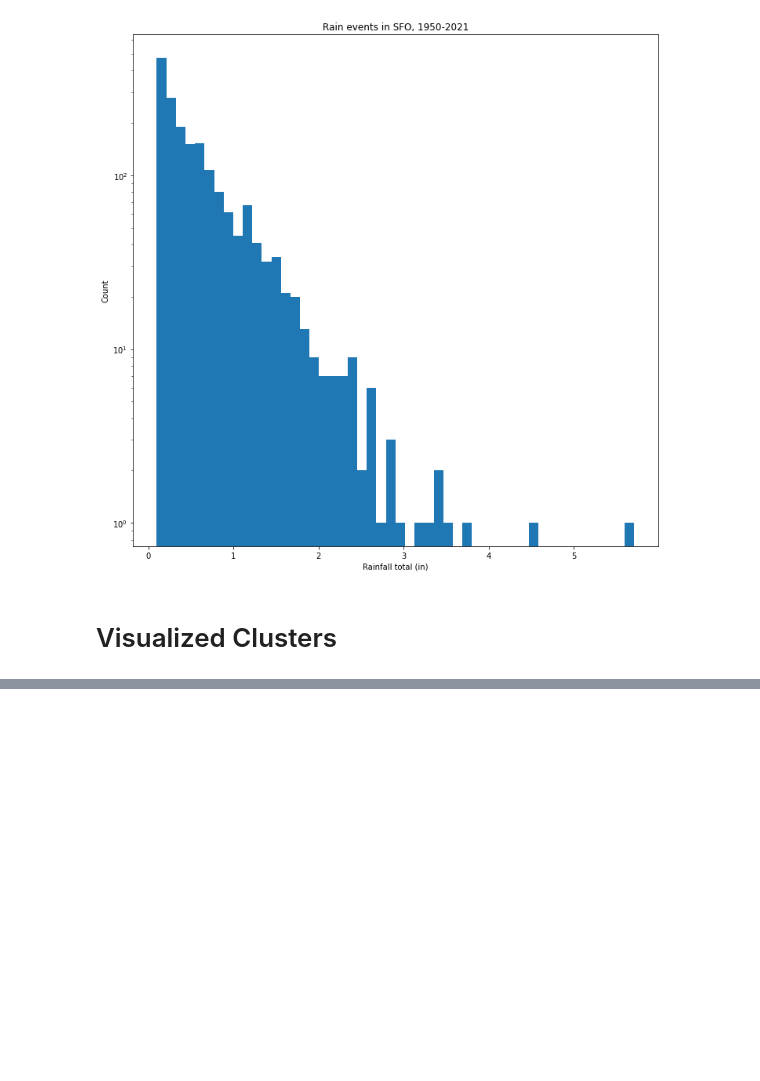
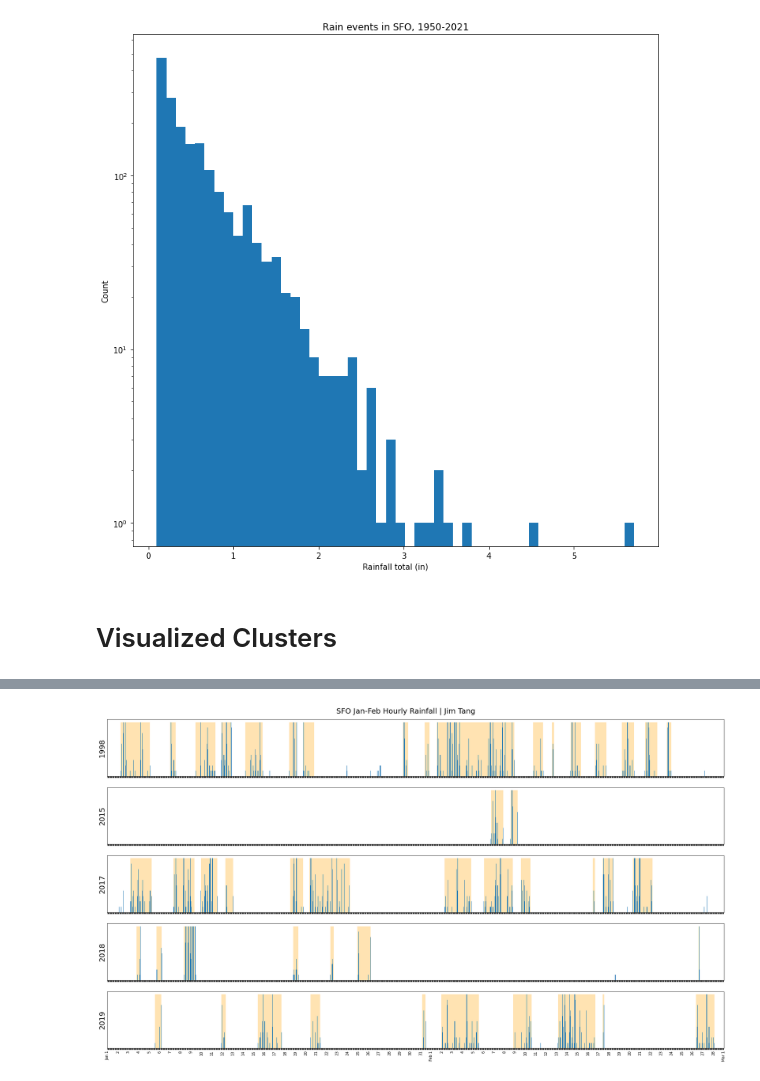
Before and after one commit to wxmann/weather-projects, a Jupyter notebook: proj_rain_events/SFO rain events Oct 2021.ipynb, the cells around one changed output, grey strips where cells are left out. Saved outputs shown, nothing was run; the diff lists cells and outputs as text; code cells hidden in the pictures; blank space fills up the shorter version.

Commit message:
add precip/cluster viz for Jan-Feb

```diff
--- a/proj_rain_events/SFO rain events Oct 2021.ipynb
+++ b/proj_rain_events/SFO rain events Oct 2021.ipynb
@@ -153,8 +153,3 @@ Text(0, 0.5, 'Count')
 [figure]
 # %% [markdown]
 # Visualized Clusters
-# %%
-first_date = '2019-01-01 00:00'
-last_date = '2019-03-01 00:00'
-
-sfo_precip_plot = hourly_precip('SFO', first_date, last_date, filter_measurable=False)
@@ -163,12 +155,0 @@ sfo_precip_plot['precip'] = np.where(sfo_precip_plot['precip_in'] > 0, 1, 0)
-# %%
-import matplotlib.ticker as ticker
-
-ax = sfo_precip_plot.plot(x='valid', y='precip', kind='bar', figsize=(16, 3), legend=False)
-ticklabels = ['']*len(resampled.valid)
-ticklabels[::24] = [pd.Timestamp(item).strftime('%-d') for item in resampled.valid.values[::24]]
-ticklabels[0] = 'Jan 1'
-ticklabels[24*31] = 'Feb 1'
-ticklabels[-1] = 'Mar 1'
-ax.xaxis.set_major_formatter(ticker.FixedFormatter(ticklabels))
-ax.set_yticks([0, 1])
-# plt.gcf().autofmt_xdate()
@@ -192,0 +199,14 @@ sfo_rain_events[(sfo_rain_events.min_time >= first_date) & (sfo_rain_events.max_
+# %%
+years = [1998, 2015, 2017, 2018, 2019]
+events_by_year = {}
+
+fig, axes = plt.subplots(len(years), 1, sharex=True, figsize=(30, 15))
+fig.suptitle('SFO Jan-Feb Hourly Rainfall | Jim Tang', fontsize=20)
+
+for i, yr in enumerate(years):
+    _, events = plot_rain_janfeb(yr, full_height=False, ax=axes[i], ylabel=20)
+    events_by_year[yr] = events
+
+plt.subplots_adjust(top=0.95)
+# %% [output]
+[figure, added]
```
Also changed, not shown: parts of 5 cells of this notebook, 1 other file.
